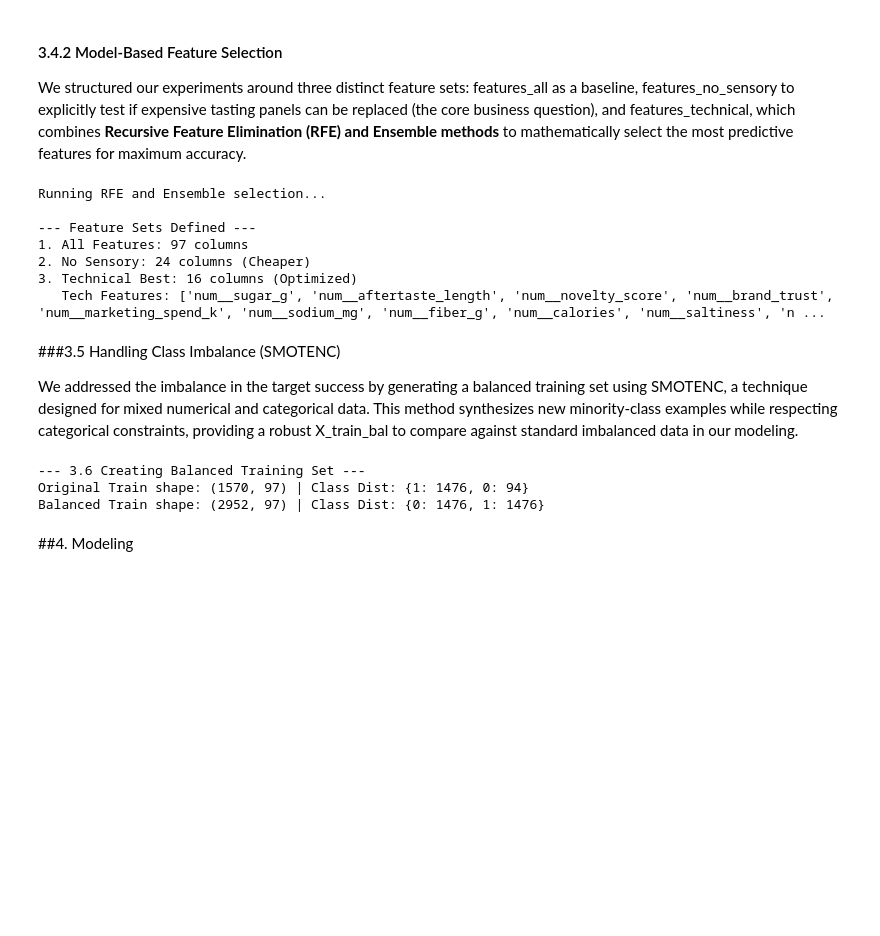
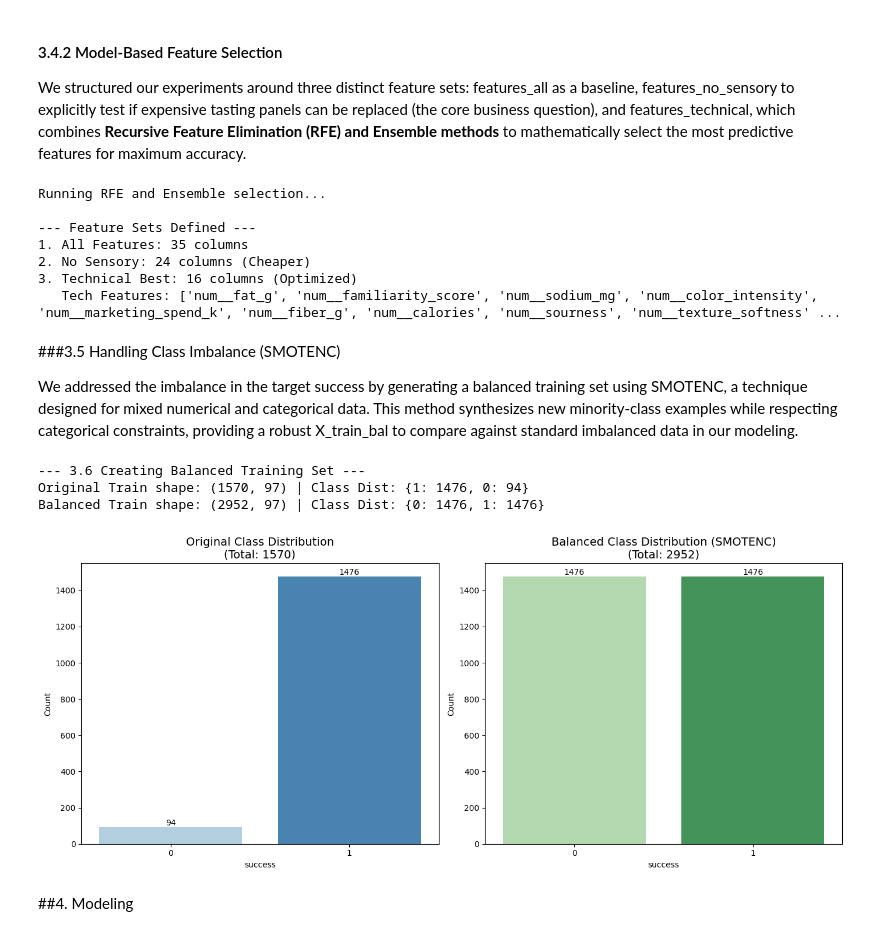
Before and after one commit to freitas-oa/Computer-Vision, a Jupyter notebook: Food_acceptance_project.ipynb, the cells around one changed output. Drawn from its saved outputs; the diff is of its cells as text; code cells hidden in the pictures; blank space fills up the shorter version.

```diff
--- a/Food_acceptance_project.ipynb
+++ b/Food_acceptance_project.ipynb
@@ -700,7 +720,7 @@ from sklearn.feature_selection import RFE
 from sklearn.ensemble import RandomForestClassifier
 
 # SET 1: All Features (Baseline)
-features_all = X_train_df.columns.tolist()
+features_all = features_clean
 
 # SET 2: No Sensory (Business Question)
 # Filter out columns containing sensory keywords
@@ -744,40 +764,68 @@ print(f"   Tech Features: {features_technical}")
 Running RFE and Ensemble selection...
 
 --- Feature Sets Defined ---
-1. All Features: 97 columns
+1. All Features: 35 columns
 2. No Sensory: 24 columns (Cheaper)
 3. Technical Best: 16 columns (Optimized)
-   Tech Features: ['num__sugar_g', 'num__aftertaste_length', 'num__novelty_score', 'num__brand_trust', 'num__marketing_spend_k', 'num__sodium_mg', 'num__fiber_g', 'num__calories', 'num__saltiness', 'n ...
+   Tech Features: ['num__fat_g', 'num__familiarity_score', 'num__sodium_mg', 'num__color_intensity', 'num__marketing_spend_k', 'num__fiber_g', 'num__calories', 'num__sourness', 'num__texture_softness' ...
 # %% [markdown]
 ###3.5 Handling Class Imbalance (SMOTENC)
 
 We addressed the imbalance in the target success by generating a balanced training set using SMOTENC, a technique designed for mixed numerical and categorical data. This method synthesizes new minority-class examples while respecting categorical constraints, providing a robust X_train_bal to compare against standard imbalanced data in our modeling.
 # %%
+import matplotlib.pyplot as plt
+import seaborn as sns
 from imblearn.over_sampling import SMOTENC
 
 print("--- 3.6 Creating Balanced Training Set ---")
 
 # 1. Identify Categorical/Binary Columns
 # Since we One-Hot Encoded, these are columns with only 2 unique values (0 and 1)
-# We must tell SMOTENC which columns are categorical so it doesn't create fake decimals
 cat_indices = [i for i, col in enumerate(X_train_df.columns) if X_train_df[col].nunique() <= 2]
 
 # 2. Apply SMOTENC to Create a BALANCED Version of Train
 # Note: We ONLY resample the Training data. Validation and Test must remain real.
 smote_nc = SMOTENC(categorical_features=cat_indices, random_state=42, sampling_strategy='auto')
 
 X_train_bal, y_train_bal = smote_nc.fit_resample(X_train_df, y_train_class)
 
+# --- Print Statistics ---
 print(f"Original Train shape: {X_train_df.shape} | Class Dist: {y_train_class.value_counts().to_dict()}")
 print(f"Balanced Train shape: {X_train_bal.shape} | Class Dist: {y_train_bal.value_counts().to_dict()}")
 
-# Now you have two training sets ready for Section 4:
-# 1. Standard: (X_train_df, y_train_class)
-# 2. Balanced: (X_train_bal, y_train_bal)
+# --- 3. VISUALIZATION SECTION ---
+def plot_resampling_results(y_original, y_resampled):
+    """Helper function to plot side-by-side count plots."""
+    fig, axes = plt.subplots(1, 2, figsize=(14, 6))
+
+    # Plot 1: Original Distribution
+    sns.countplot(x=y_original, ax=axes[0], palette='Blues', hue=y_original, legend=False)
+    axes[0].set_title(f"Original Class Distribution\n(Total: {len(y_original)})", fontsize=14)
+    axes[0].set_ylabel("Count")
+
+    # Add count labels on top of bars
+    for container in axes[0].containers:
+        axes[0].bar_label(container)
+
+    # Plot 2: Balanced Distribution
+    sns.countplot(x=y_resampled, ax=axes[1], palette='Greens', hue=y_resampled, legend=False)
+    axes[1].set_title(f"Balanced Class Distribution (SMOTENC)\n(Total: {len(y_resampled)})", fontsize=14)
+    axes[1].set_ylabel("Count")
+
+    # Add count labels on top of bars
+    for container in axes[1].containers:
+        axes[1].bar_label(container)
+
+    plt.tight_layout()
+    plt.show()
+
+# Run the visualization
+plot_resampling_results(y_train_class, y_train_bal)
 # %% [output]
 --- 3.6 Creating Balanced Training Set ---
 Original Train shape: (1570, 97) | Class Dist: {1: 1476, 0: 94}
 Balanced Train shape: (2952, 97) | Class Dist: {0: 1476, 1: 1476}
+[figure, added]
 # %% [markdown]
 ##4. Modeling
 # %% [markdown]
```
Also changed, not shown: parts of 39 cells of this notebook.
